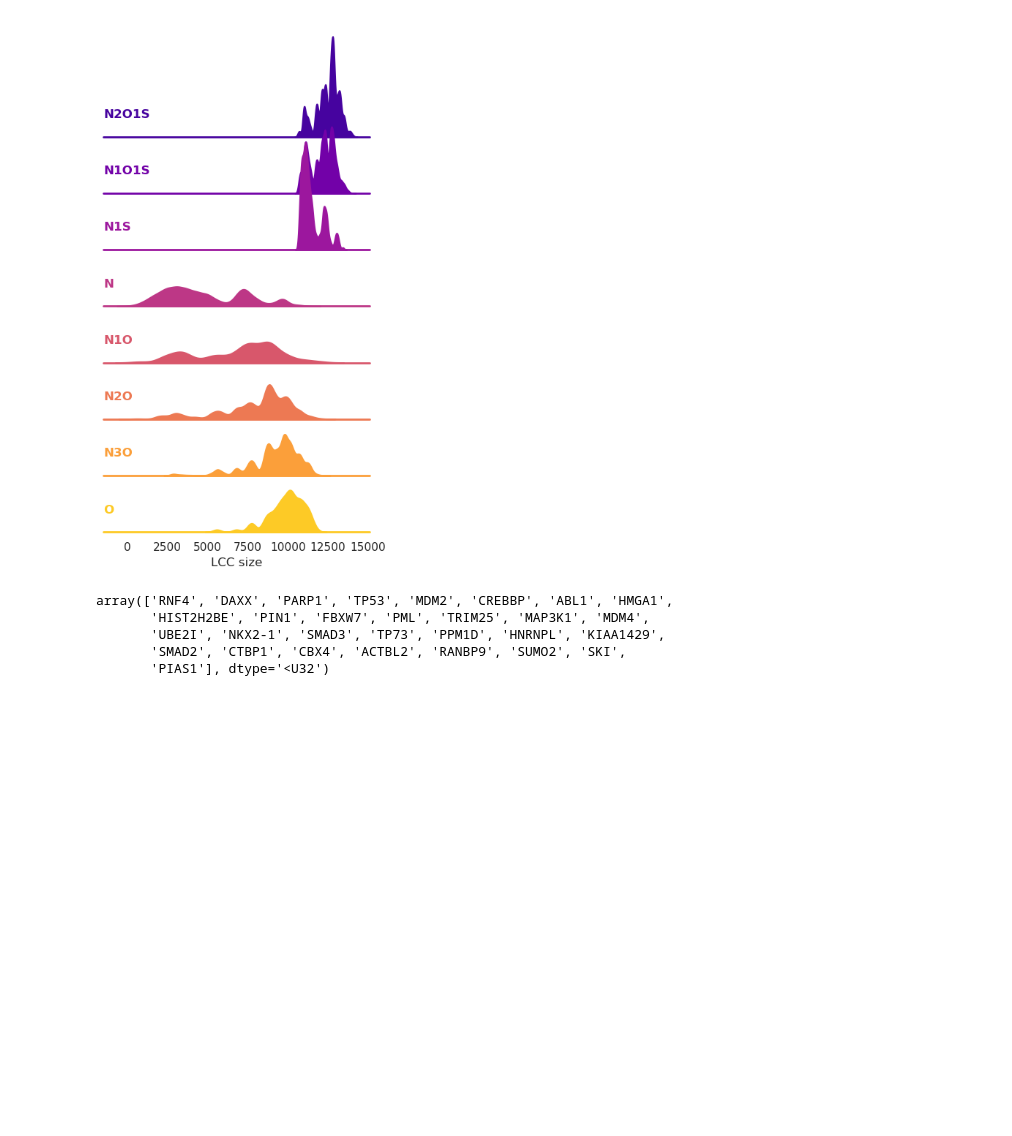
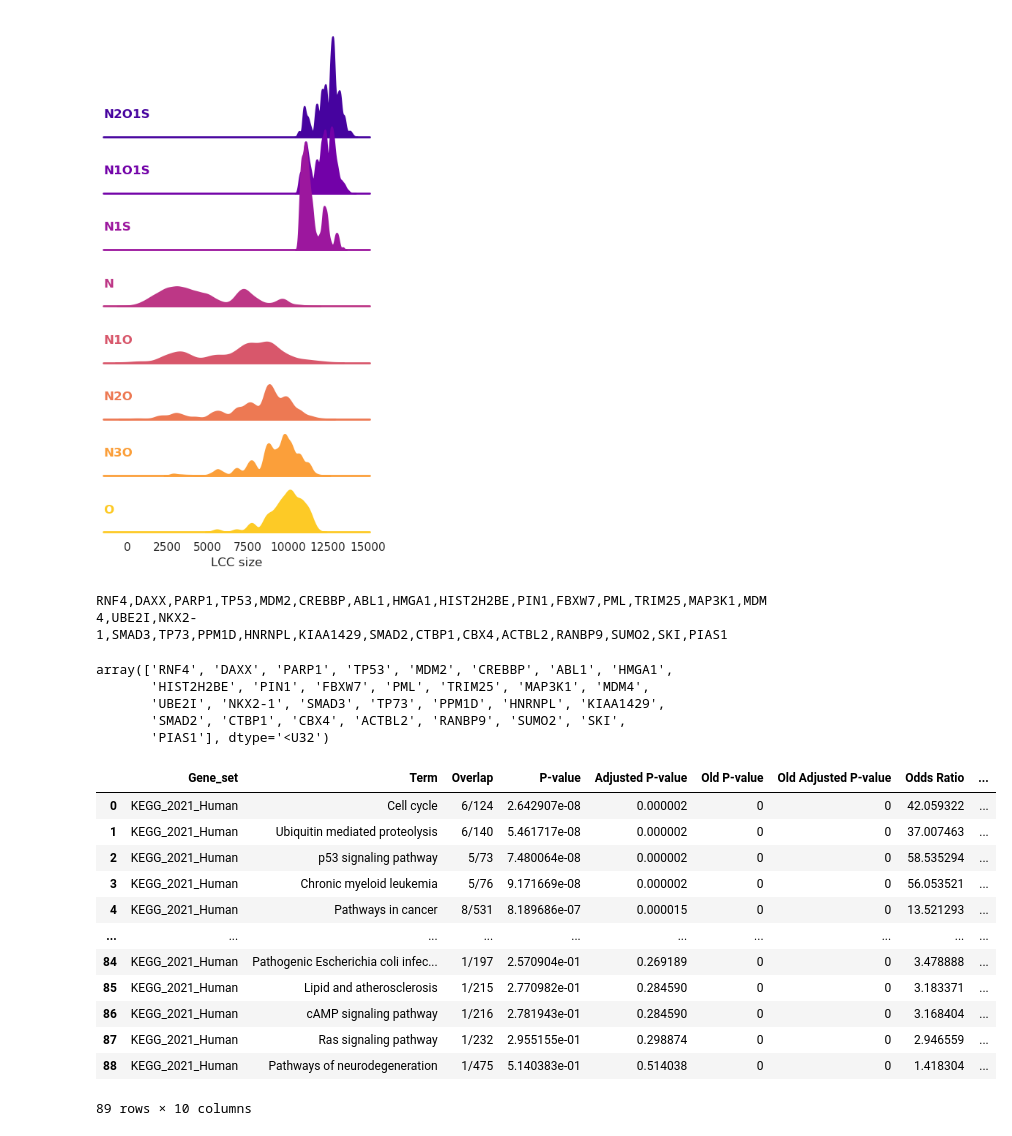
Before and after one commit to francescozambelli/OncoVirus_SarsCov2, a Jupyter notebook: Multilayer_Statistics.ipynb, the cells around one changed output. Cells and saved outputs as stored; diff of their text form; code cells hidden in the pictures; blank space fills up the shorter version.

```diff
--- a/Multilayer_Statistics.ipynb
+++ b/Multilayer_Statistics.ipynb
@@ -230,9 +229,13 @@ def find_itersection(prots, node_map = node_map_dict):
 # %%
 o_lic_inter = find_itersection(o_lic_prot)
-o_lic_inter
+print((",").join(o_lic_inter.tolist()))
 # %% [output]
-array(['RNF4', 'DAXX', 'PARP1', 'TP53', 'MDM2', 'CREBBP', 'ABL1', 'HMGA1',
-       'HIST2H2BE', 'PIN1', 'FBXW7', 'PML', 'TRIM25', 'MAP3K1', 'MDM4',
-       'UBE2I', 'NKX2-1', 'SMAD3', 'TP73', 'PPM1D', 'HNRNPL', 'KIAA1429',
-       'SMAD2', 'CTBP1', 'CBX4', 'ACTBL2', 'RANBP9', 'SUMO2', 'SKI',
-       'PIAS1'], dtype='<U32')
+RNF4,DAXX,PARP1,TP53,MDM2,CREBBP,ABL1,HMGA1,HIST2H2BE,PIN1,FBXW7,PML,TRIM25,MAP3K1,MDM4,UBE2I,NKX2-1,SMAD3,TP73,PPM1D,HNRNPL,KIAA1429,SMAD2,CTBP1,CBX4,ACTBL2,RANBP9,SUMO2,SKI,PIAS1
+# %%
+o_lic_inter
+# %% [output]
+array(['RNF4', 'DAXX', 'PARP1', 'TP53', 'MDM2', 'CREBBP', 'ABL1', 'HMGA1',
+       'HIST2H2BE', 'PIN1', 'FBXW7', 'PML', 'TRIM25', 'MAP3K1', 'MDM4',
+       'UBE2I', 'NKX2-1', 'SMAD3', 'TP73', 'PPM1D', 'HNRNPL', 'KIAA1429',
+       'SMAD2', 'CTBP1', 'CBX4', 'ACTBL2', 'RANBP9', 'SUMO2', 'SKI',
+       'PIAS1'], dtype='<U32')
@@ -238,0 +244,22 @@ array(['RNF4', 'DAXX', 'PARP1', 'TP53', 'MDM2', 'CREBBP', 'ABL1', 'HMGA1',
+# %%
+enr = gp.enrichr(gene_list="onco_core.txt", # or "./tests/data/gene_list.txt",
+                 gene_sets=['KEGG_2021_Human'],
+                 organism='human', # don't forget to set organism to the one you desired! e.g. Yeast
+                 outdir=None, # don't write to disk
+                )
+# %%
+enr.results
+# %% [output]
+|  | Gene_set | Term | Overlap | P-value | Adjusted P-value | Old P-value | Old Adjusted P-value | Odds Ratio | ... |
+| 0 | KEGG_2021_Human | Cell cycle | 6/124 | 2.642907e-08 | 0.000002 | 0 | 0 | 42.059322 | ... |
+| 1 | KEGG_2021_Human | Ubiquitin mediated proteolysis | 6/140 | 5.461717e-08 | 0.000002 | 0 | 0 | 37.007463 | ... |
+| 2 | KEGG_2021_Human | p53 signaling pathway | 5/73 | 7.480064e-08 | 0.000002 | 0 | 0 | 58.535294 | ... |
+| 3 | KEGG_2021_Human | Chronic myeloid leukemia | 5/76 | 9.171669e-08 | 0.000002 | 0 | 0 | 56.053521 | ... |
+| 4 | KEGG_2021_Human | Pathways in cancer | 8/531 | 8.189686e-07 | 0.000015 | 0 | 0 | 13.521293 | ... |
+| ... | ... | ... | ... | ... | ... | ... | ... | ... | ... |
+| 84 | KEGG_2021_Human | Pathogenic Escherichia coli infec... | 1/197 | 2.570904e-01 | 0.269189 | 0 | 0 | 3.478888 | ... |
+| 85 | KEGG_2021_Human | Lipid and atherosclerosis | 1/215 | 2.770982e-01 | 0.284590 | 0 | 0 | 3.183371 | ... |
+| 86 | KEGG_2021_Human | cAMP signaling pathway | 1/216 | 2.781943e-01 | 0.284590 | 0 | 0 | 3.168404 | ... |
+| 87 | KEGG_2021_Human | Ras signaling pathway | 1/232 | 2.955155e-01 | 0.298874 | 0 | 0 | 2.946559 | ... |
+| 88 | KEGG_2021_Human | Pathways of neurodegeneration | 1/475 | 5.140383e-01 | 0.514038 | 0 | 0 | 1.418304 | ... |
+89 rows × 10 columns
```
Also changed, not shown: parts of 8 cells of this notebook, 1 other file.
